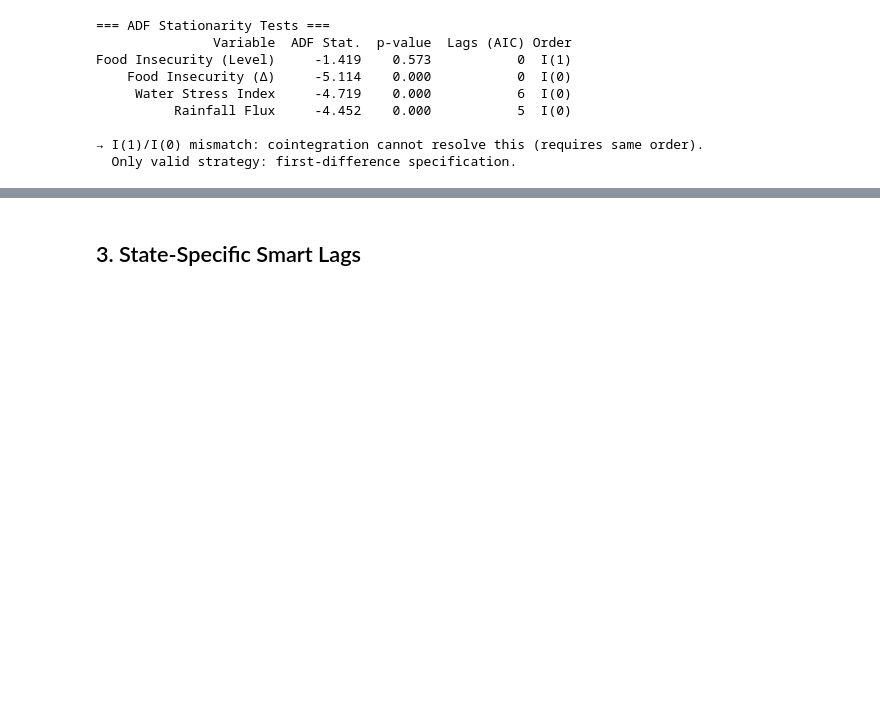
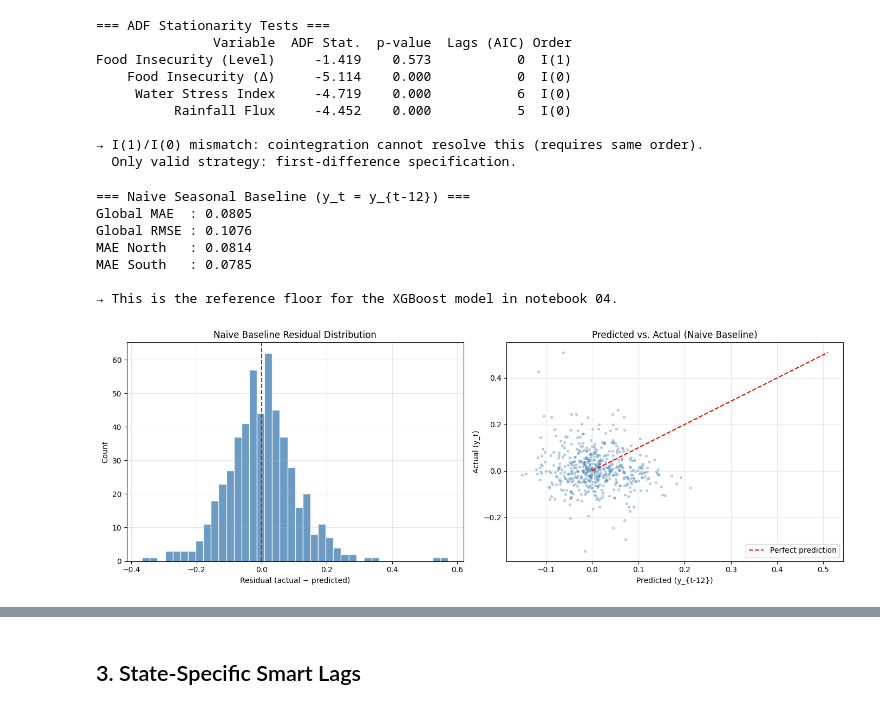
Before and after one commit to tnourlyn/Projet-de-Statapp---WFP-, a Jupyter notebook: notebooks/04_modeling.ipynb, the cells around one changed output, grey strips where cells are left out. Drawn from its saved outputs; the diff is of its cells as text; code cells hidden in the pictures; blank space fills up the shorter version.

Commit message:
baseline

```diff
--- a/notebooks/04_modeling.ipynb
+++ b/notebooks/04_modeling.ipynb
@@ -93,3 +93,58 @@ Food Insecurity (Level)     -1.419    0.573           0  I(1)
 
 → I(1)/I(0) mismatch: cointegration cannot resolve this (requires same order).
   Only valid strategy: first-difference specification.
+# %%
+# ── Naive baseline: predict y_{t-12} ─────────────────────────────────────
+df['baseline_pred'] = df.groupby('NAME_1')['delta_inadequate'].shift(12)
+
+eval_df = df.dropna(subset=['delta_inadequate', 'baseline_pred'])
+
+mae_global  = mean_absolute_error(eval_df['delta_inadequate'], eval_df['baseline_pred'])
+rmse_global = np.sqrt(mean_squared_error(eval_df['delta_inadequate'], eval_df['baseline_pred']))
+
+mae_north = mean_absolute_error(
+    eval_df[eval_df['geopolitical_region']=='North']['delta_inadequate'],
+    eval_df[eval_df['geopolitical_region']=='North']['baseline_pred'])
+mae_south = mean_absolute_error(
+    eval_df[eval_df['geopolitical_region']=='South']['delta_inadequate'],
+    eval_df[eval_df['geopolitical_region']=='South']['baseline_pred'])
+
+print("=== Naive Seasonal Baseline (y_t = y_{t-12}) ===")
+print(f"Global MAE  : {mae_global:.4f}")
+print(f"Global RMSE : {rmse_global:.4f}")
+print(f"MAE North   : {mae_north:.4f}")
+print(f"MAE South   : {mae_south:.4f}")
+print("\n→ This is the reference floor for the XGBoost model in notebook 04.")
+
+# ── Plot: residuals ───────────────────────────────────────────────────────
+fig, axes = plt.subplots(1, 2, figsize=(14, 5))
+
+residuals = eval_df['delta_inadequate'] - eval_df['baseline_pred']
+axes[0].hist(residuals, bins=40, color='steelblue', edgecolor='white', alpha=0.8)
+axes[0].axvline(0, color='red', lw=1.5, linestyle='--')
+axes[0].set_title("Naive Baseline Residual Distribution", fontsize=12)
+axes[0].set_xlabel("Residual (actual − predicted)")
+axes[0].set_ylabel("Count")
+axes[0].grid(alpha=0.3)
+
+axes[1].scatter(eval_df['baseline_pred'], eval_df['delta_inadequate'],
+                alpha=0.3, s=8, color='steelblue')
+lims = [eval_df['inadequate'].min(), eval_df['delta_inadequate'].max()]
+axes[1].plot(lims, lims, 'r--', lw=1.5, label='Perfect prediction')
+axes[1].set_title("Predicted vs. Actual (Naive Baseline)", fontsize=12)
+axes[1].set_xlabel("Predicted (y_{t-12})")
+axes[1].set_ylabel("Actual (y_t)")
+axes[1].legend()
+axes[1].grid(alpha=0.3)
+
+plt.tight_layout()
+plt.show()
+# %% [output]
+=== Naive Seasonal Baseline (y_t = y_{t-12}) ===
+Global MAE  : 0.0805
+Global RMSE : 0.1076
+MAE North   : 0.0814
+MAE South   : 0.0785
+
+→ This is the reference floor for the XGBoost model in notebook 04.
+[figure, added]
```
Also changed, not shown: parts of 12 cells of this notebook, 3 other files.
